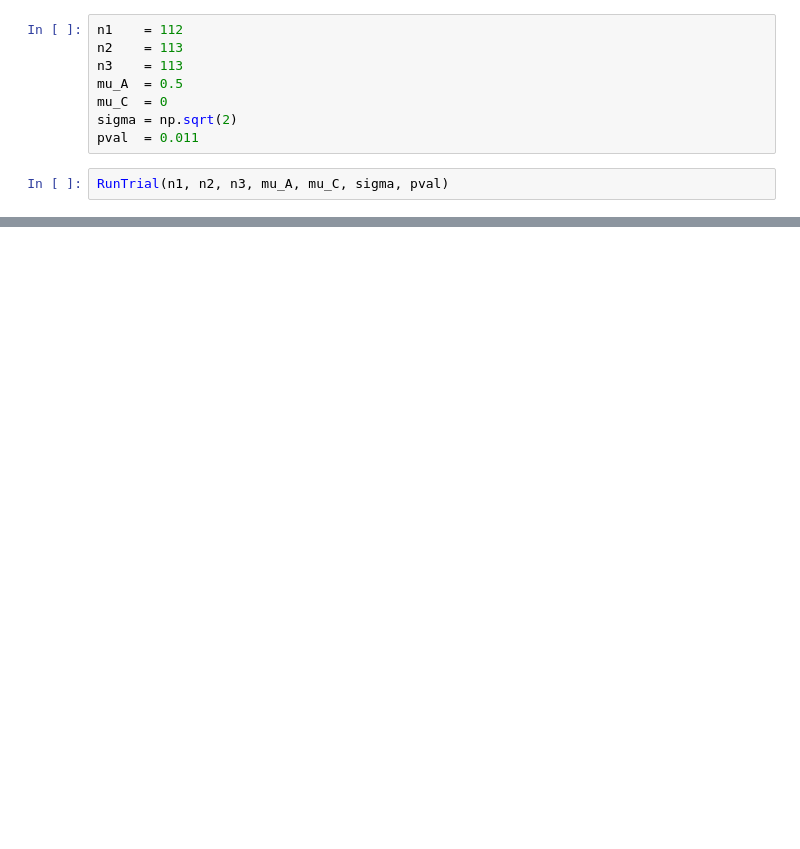
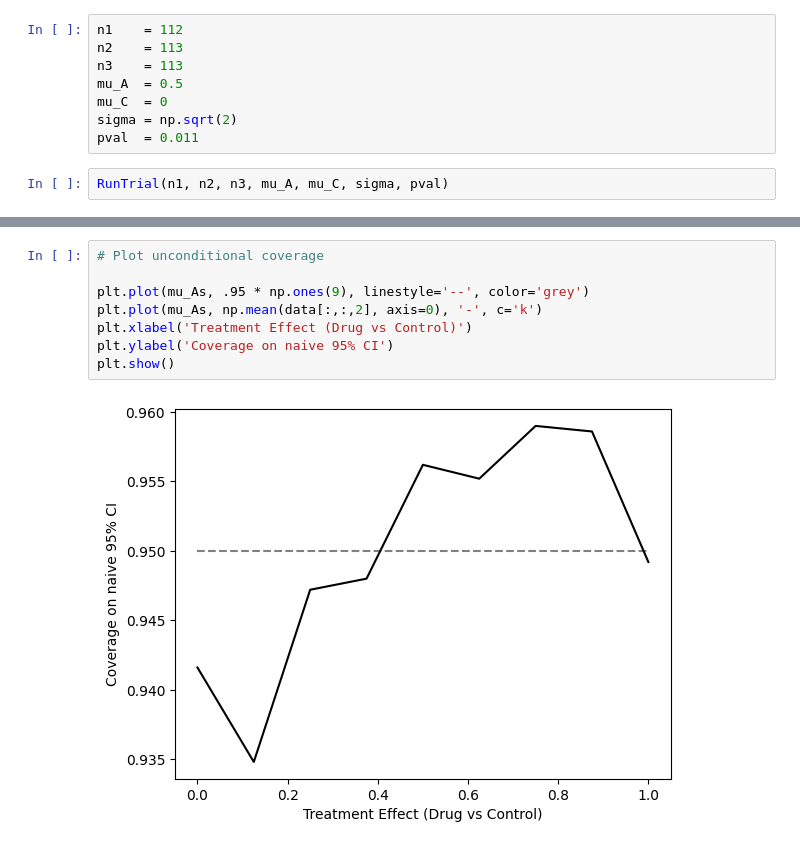
Before and after one commit to FerPerazzo/ITT21, a Jupyter notebook: Untitled.ipynb, the cells around one changed output, grey strips where cells are left out. Cells and saved outputs as stored; diff of their text form; blank space fills up the shorter version.

Commit message:
Unconditional CI

```diff
--- a/Untitled.ipynb
+++ b/Untitled.ipynb
@@ -156,0 +167,10 @@ plt.show()
+# %%
+# Plot unconditional coverage
+
+plt.plot(mu_As, .95 * np.ones(9), linestyle='--', color='grey')
+plt.plot(mu_As, np.mean(data[:,:,2], axis=0), '-', c='k')
+plt.xlabel('Treatment Effect (Drug vs Control)')
+plt.ylabel('Coverage on naive 95% CI')
+plt.show()
+# %% [output]
+[figure, added]
```
Also changed, not shown: parts of 7 cells of this notebook.
